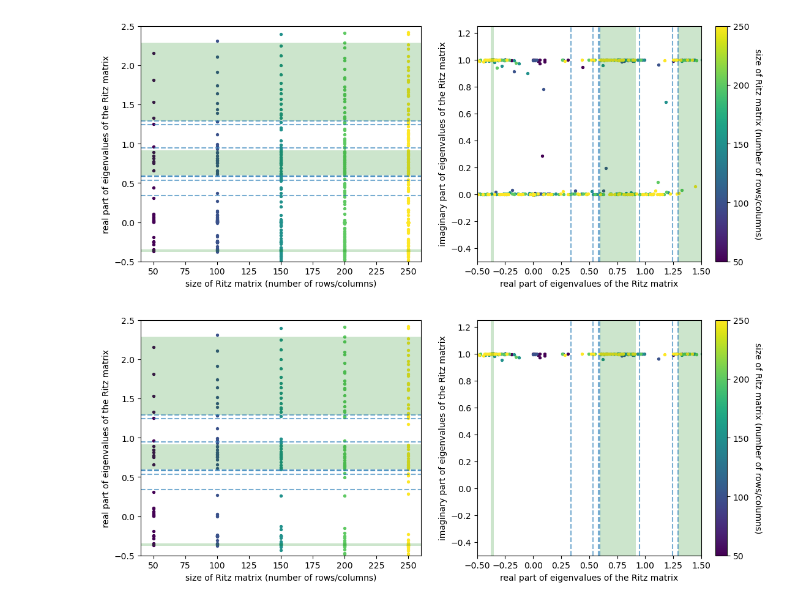
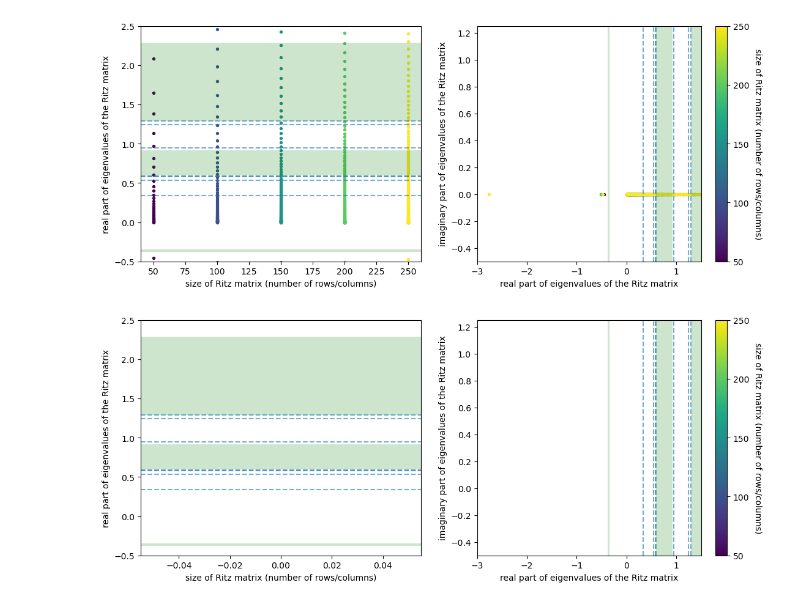
Before and after one commit to alexhroom/thesis, a Jupyter notebook: 30 Code/sl-ritz-dbm.ipynb, the cells around one changed output. Saved outputs shown, nothing was run; the diff lists cells and outputs as text; code cells hidden in the pictures.

```diff
--- a/30 Code/sl-ritz-dbm.ipynb
+++ b/30 Code/sl-ritz-dbm.ipynb
@@ -27,7 +27,7 @@ def plot(ritz_results: Dict[int, np.array], dbm=None):
     ax1.axhspan(0.594799, 0.9180581788, facecolor="green", alpha=0.2)
     ax1.axhspan(1.2931662851, 2.2851569481, facecolor="green", alpha=0.2)
 
-    ax2.set_xlim(-0.5, 1.5)
+    ax2.set_xlim(-3, 1.5)
     ax2.set_ylim(-0.5, 1.25)
 
     ax2.axvline(0.335936534279424, linestyle="--", alpha=0.6)
@@ -46,16 +46,16 @@ def plot(ritz_results: Dict[int, np.array], dbm=None):
     plt.show()
 # %%
 def potential(x):  # the potential Q(x) of the Sturm-Liouville operator
-    return np.sin(x) - 40*np.exp(-x)
+    return -40*np.exp(-x)
 # %%
 rusl_dbm = {}
 vc = {}
 for i in tqdm(range(50, 275, 50)):
-    rusl_dbm[i] = sturm_liouville_halfline(potential, i, 250, alpha=np.pi/8, dbm=(lambda x: x<=150))
+    rusl_dbm[i] = sturm_liouville_halfline(potential, i, 250, alpha=np.pi/8)#, dbm=(lambda x: x<=150))
 # %%
 plot(rusl_dbm)
-plot(rusl_dbm, dbm=0.95)
+#plot(rusl_dbm, dbm=0.95)
 # %% [output]
-[figure, old version]
+[figure, new version]
-[figure, old version]
+[figure, new version]
 # %%
```
Also changed, not shown: parts of 6 cells of this notebook, 20 other files.
